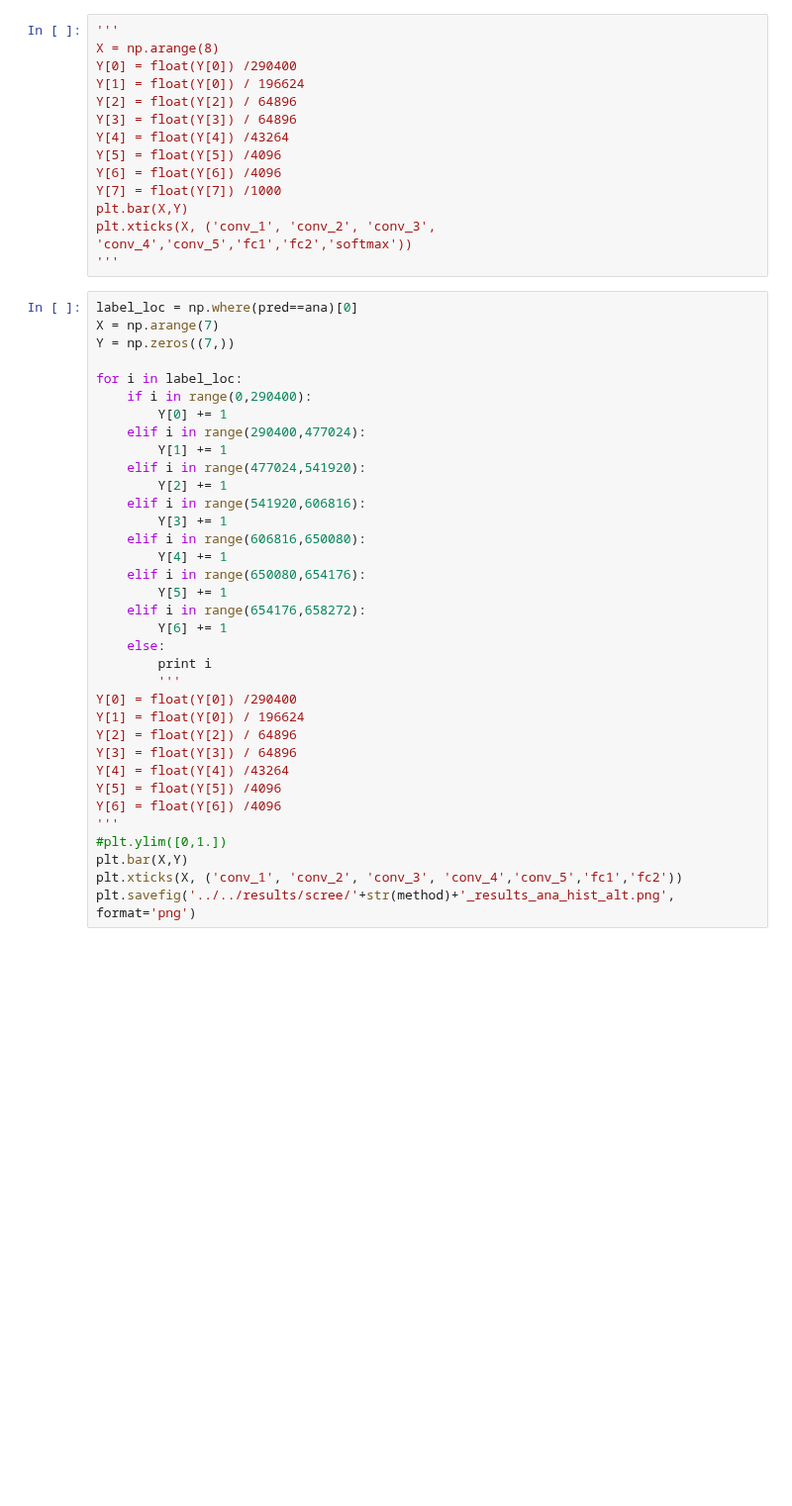
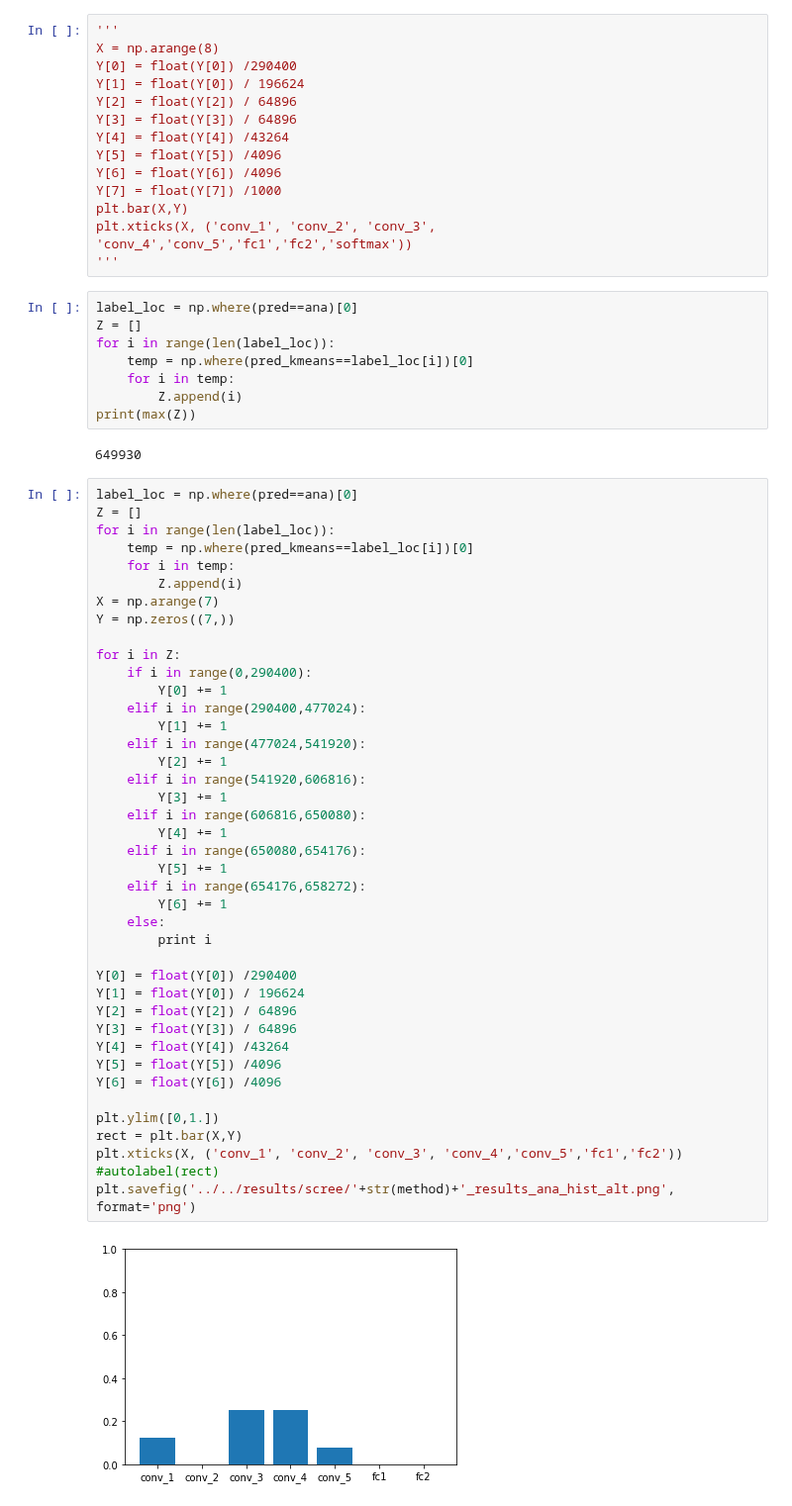
Before and after one commit to SNaGLab/Cognitive-Parcellation, a Jupyter notebook: code/models/alexnet_step_2.ipynb, the cells around one changed output. Shown at 99% size. Saved outputs shown, nothing was run; the diff lists cells and outputs as text; blank space fills up the shorter version.

```diff
--- a/code/models/alexnet_step_2.ipynb
+++ b/code/models/alexnet_step_2.ipynb
@@ -829,40 +839,58 @@ Y[7] = float(Y[7]) /1000
 plt.bar(X,Y)
 plt.xticks(X, ('conv_1', 'conv_2', 'conv_3', 'conv_4','conv_5','fc1','fc2','softmax'))
 '''
+# %%
+label_loc = np.where(pred==ana)[0]
+Z = []
+for i in range(len(label_loc)):
+    temp = np.where(pred_kmeans==label_loc[i])[0]
+    for i in temp:
+        Z.append(i)
+print(max(Z))
+# %% [output]
+649930
 # %%
 label_loc = np.where(pred==ana)[0]
+Z = []
+for i in range(len(label_loc)):
+    temp = np.where(pred_kmeans==label_loc[i])[0]
+    for i in temp:
+        Z.append(i)
 X = np.arange(7)
 Y = np.zeros((7,))
 
-for i in label_loc:
+for i in Z:
     if i in range(0,290400):
         Y[0] += 1
     elif i in range(290400,477024):
         Y[1] += 1
     elif i in range(477024,541920):
         Y[2] += 1
     elif i in range(541920,606816):
         Y[3] += 1
     elif i in range(606816,650080):
         Y[4] += 1
     elif i in range(650080,654176):
         Y[5] += 1
     elif i in range(654176,658272):
         Y[6] += 1
     else:
         print i
-        '''
+
 Y[0] = float(Y[0]) /290400
 Y[1] = float(Y[0]) / 196624
 Y[2] = float(Y[2]) / 64896
 Y[3] = float(Y[3]) / 64896
 Y[4] = float(Y[4]) /43264
 Y[5] = float(Y[5]) /4096
 Y[6] = float(Y[6]) /4096
-'''
-#plt.ylim([0,1.])
-plt.bar(X,Y)
+
+plt.ylim([0,1.])
+rect = plt.bar(X,Y)
 plt.xticks(X, ('conv_1', 'conv_2', 'conv_3', 'conv_4','conv_5','fc1','fc2'))
+#autolabel(rect)
 plt.savefig('../../results/scree/'+str(method)+'_results_ana_hist_alt.png', format='png')
+# %% [output]
+[figure, added]
 # %%
 label_loc = np.where(pred==ina)[0]
```
Also changed, not shown: parts of 10 cells of this notebook, 18 other files.
